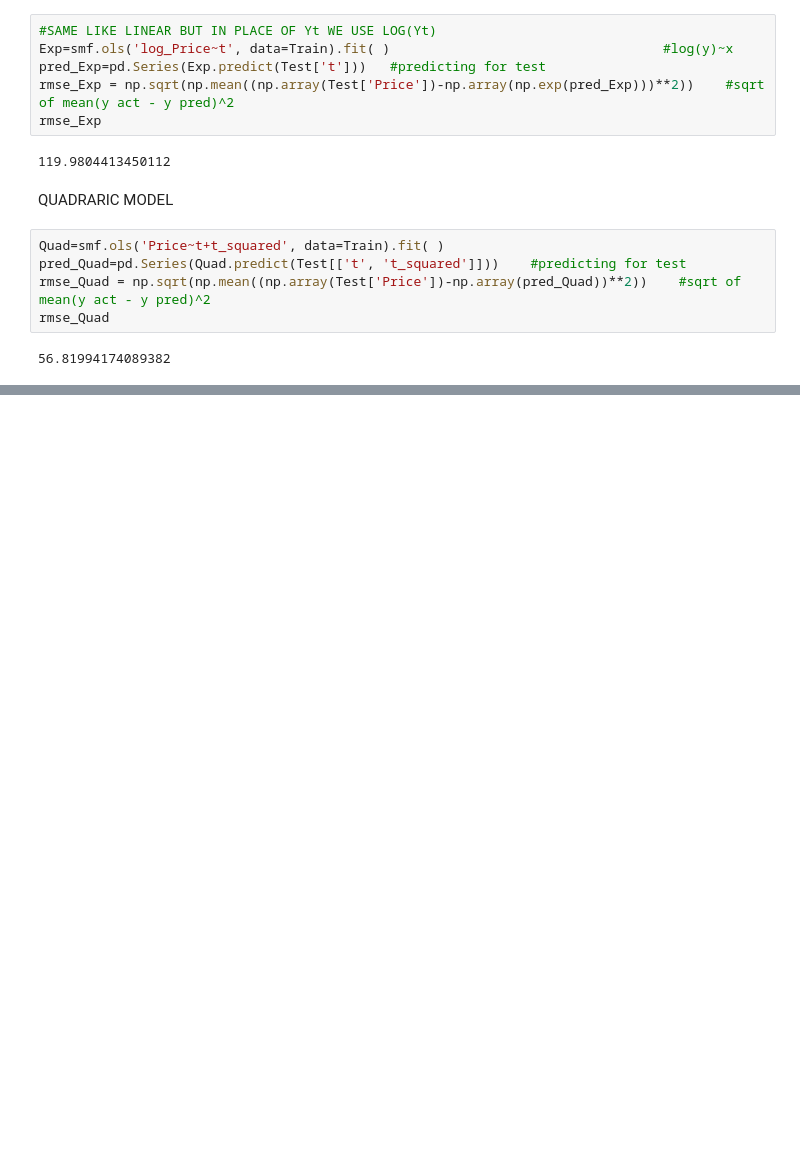
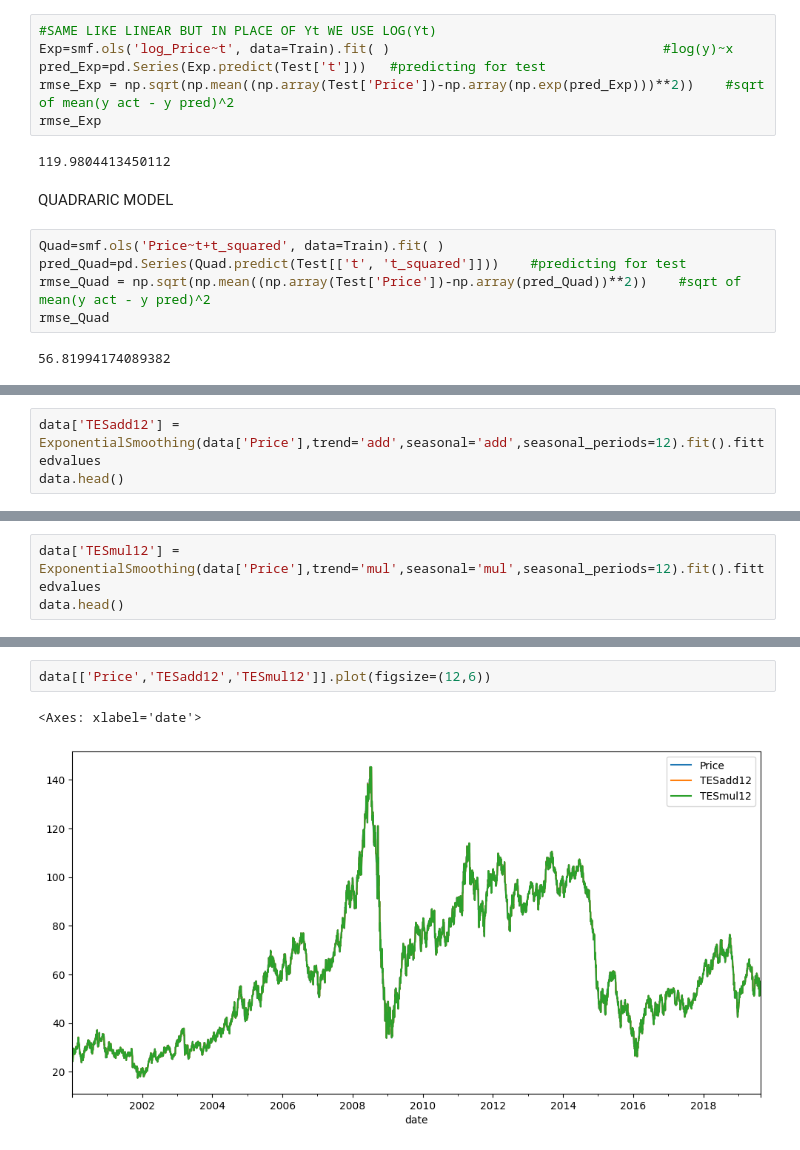
Before and after one commit to chethandvg/crude-oil-prediction, a Jupyter notebook: src/crude_oil_prediction.ipynb, the cells around one changed output, grey strips where cells are left out. Cells and saved outputs as stored; diff of their text form; blank space fills up the shorter version.

```diff
--- a/src/crude_oil_prediction.ipynb
+++ b/src/crude_oil_prediction.ipynb
@@ -490,0 +568,3 @@ rmse_Quad
+# %%
+data['TESadd12'] = ExponentialSmoothing(data['Price'],trend='add',seasonal='add',seasonal_periods=12).fit().fittedvalues
+data.head()
@@ -490,0 +579,3 @@ rmse_Quad
+# %%
+data['TESmul12'] = ExponentialSmoothing(data['Price'],trend='mul',seasonal='mul',seasonal_periods=12).fit().fittedvalues
+data.head()
@@ -490,0 +590,5 @@ rmse_Quad
+# %%
+data[['Price','TESadd12','TESmul12']].plot(figsize=(12,6))
+# %% [output]
+<Axes: xlabel='date'>
+[figure, added]
```
Also changed, not shown: parts of 36 cells of this notebook, 6 other files.
